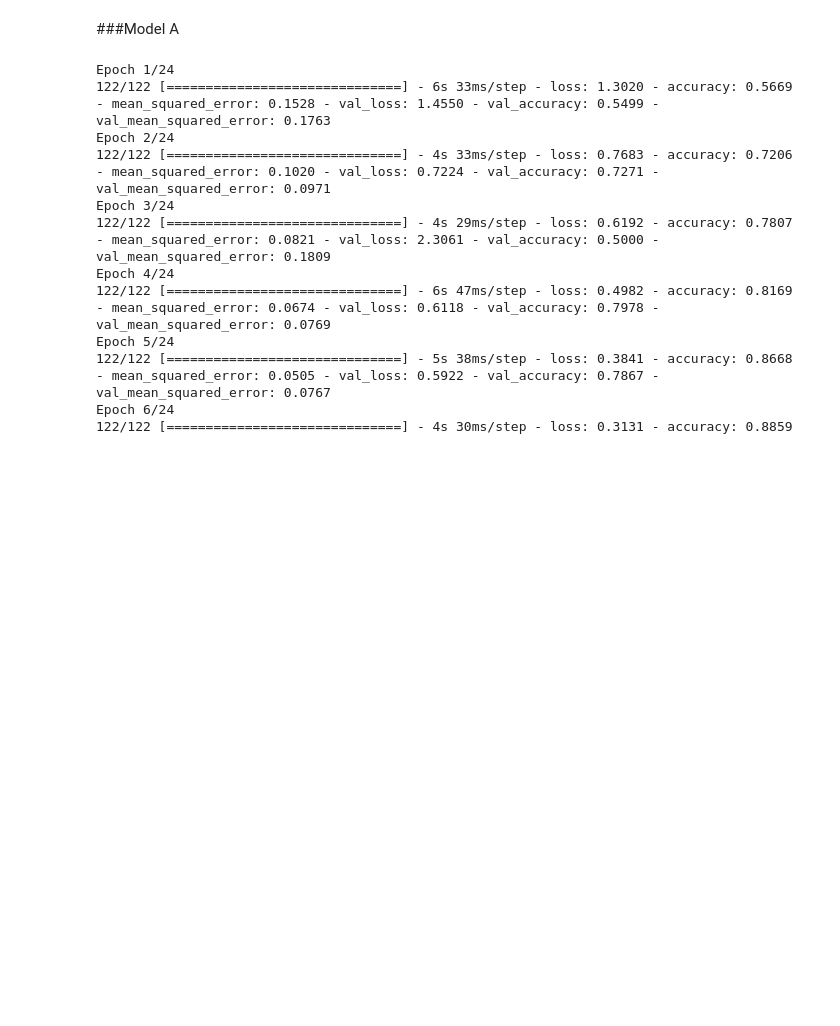
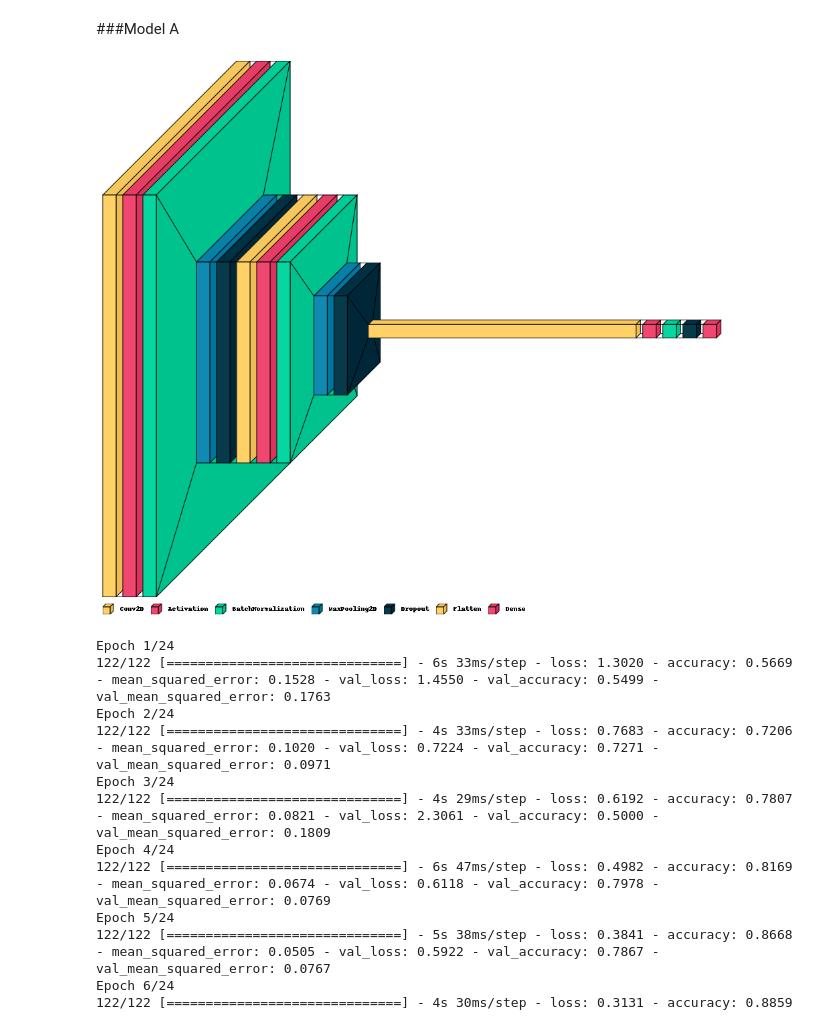
Before and after one commit to M-Woi/Group-Projects, a Jupyter notebook: brain_tumor_classification_v1.ipynb, the cells around one changed output. Saved outputs shown, nothing was run; the diff lists cells and outputs as text; code cells hidden in the pictures; blank space fills up the shorter version.

```diff
--- a/brain_tumor_classification_v1.ipynb
+++ b/brain_tumor_classification_v1.ipynb
@@ -225,7 +225,8 @@ y_test = tf.keras.utils.to_categorical(y_test)
 # %%
 model_A = Sequential()
 
-model_A.add(Conv2D(32, (3, 3), padding='same', input_shape=(image_size, image_size, 3)))
+model_A.add(Conv2D(32, (3, 3), padding='same',
+                   input_shape=(image_size, image_size, 3)))
 model_A.add(Activation('relu'))
 model_A.add(BatchNormalization())
 model_A.add(MaxPooling2D(pool_size=(2, 2)))
@@ -242,6 +243,10 @@ model_A.add(Dense(128, activation='relu'))
 model_A.add(BatchNormalization())
 model_A.add(Dropout(0.5))
 model_A.add(Dense(4, activation='softmax'))
+# %%
+visualkeras.layered_view(model_A, legend=True)
+# %% [output]
+[figure, added]
 # %%
 from tensorflow.keras.metrics import MeanSquaredError, AUC, Precision, Recall, F1Score
 
```
Also changed, not shown: parts of 21 cells of this notebook.
